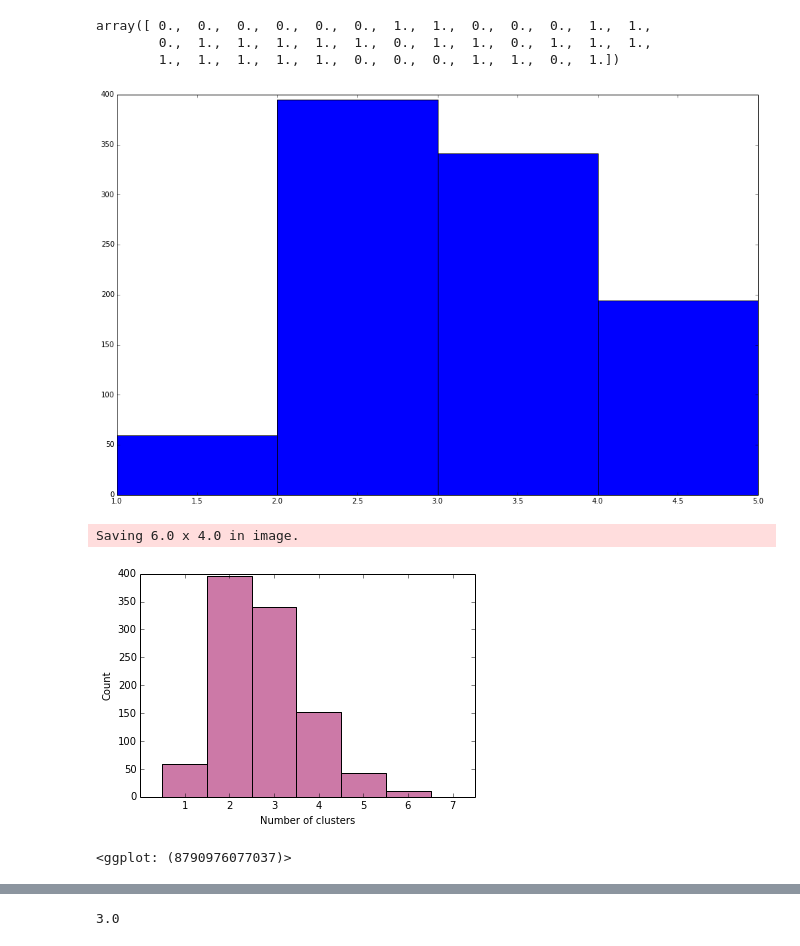
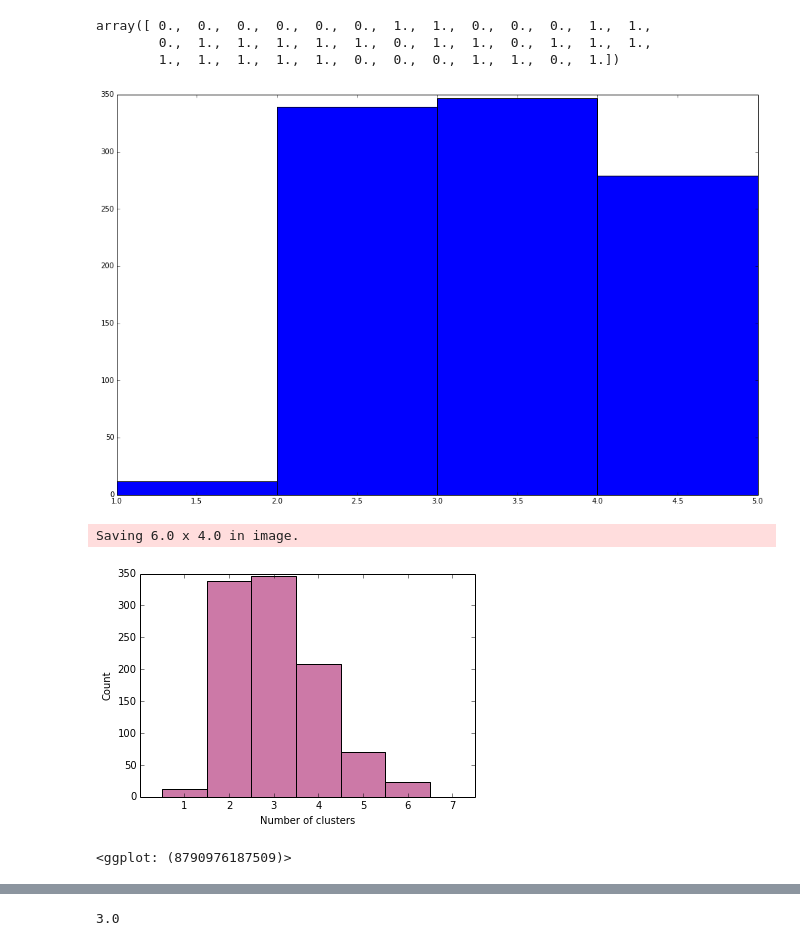
Before and after one commit to ap728/ppl-hormones, a Jupyter notebook: src/main.ipynb, the cells around one changed output, grey strips where cells are left out. Drawn from its saved outputs; the diff is of its cells as text; code cells hidden in the pictures.

```diff
--- a/src/main.ipynb
+++ b/src/main.ipynb
@@ -182,27 +182,27 @@ array([ 0.,  0.,  0.,  0.,  0.,  0.,  1.,  1.,  0.,  0.,  0.,  1.,  1.,
 # %%
 # Sample the parameters and draw a picture
 
 samples = list()
 
 for _ in range(1000):
 
-    v.infer(10000)
+    v.infer(100)
 
     cluster_memberships = v.sample('(list ' + ' '.join('(cluster_membership %d)' % index
                                                        for index in range(len(X))) + ')')
     cluster_numbers = np.unique(cluster_memberships)
 
     samples.append(len(cluster_numbers))
 
 
 fig, ax = plt.subplots(figsize=(16, 10))
 plt.clf()
 
 plt.hist(samples, bins=[0,1,2,3,4,5]) # Pyplot does dumb things with bins when left alone.
 
 plt.show()
 # %% [output]
-[figure, old version]
+[figure, new version]
 # %%
 # ggplot
 # Relies on list of samples generated from for loop above
@@ -222,5 +222,5 @@ ggplot.ggsave(p, "cluster_num_hist.pdf")
 print(p)
 # %% [output]
 Saving 6.0 x 4.0 in image.
-[figure, old version]
+[figure, new version]
-<ggplot: (8790976077037)>
+<ggplot: (8790976187509)>
```
Also changed, not shown: parts of 5 cells of this notebook.
